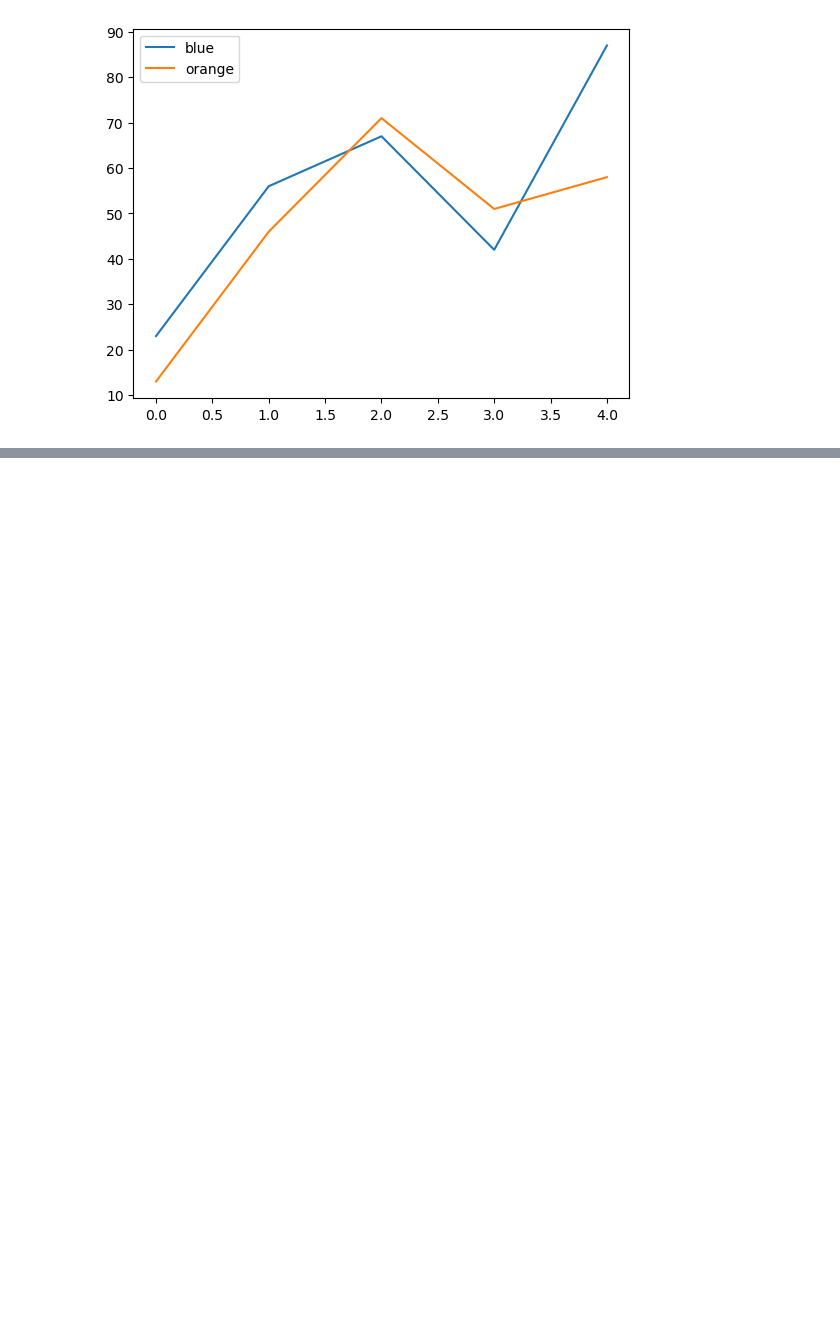
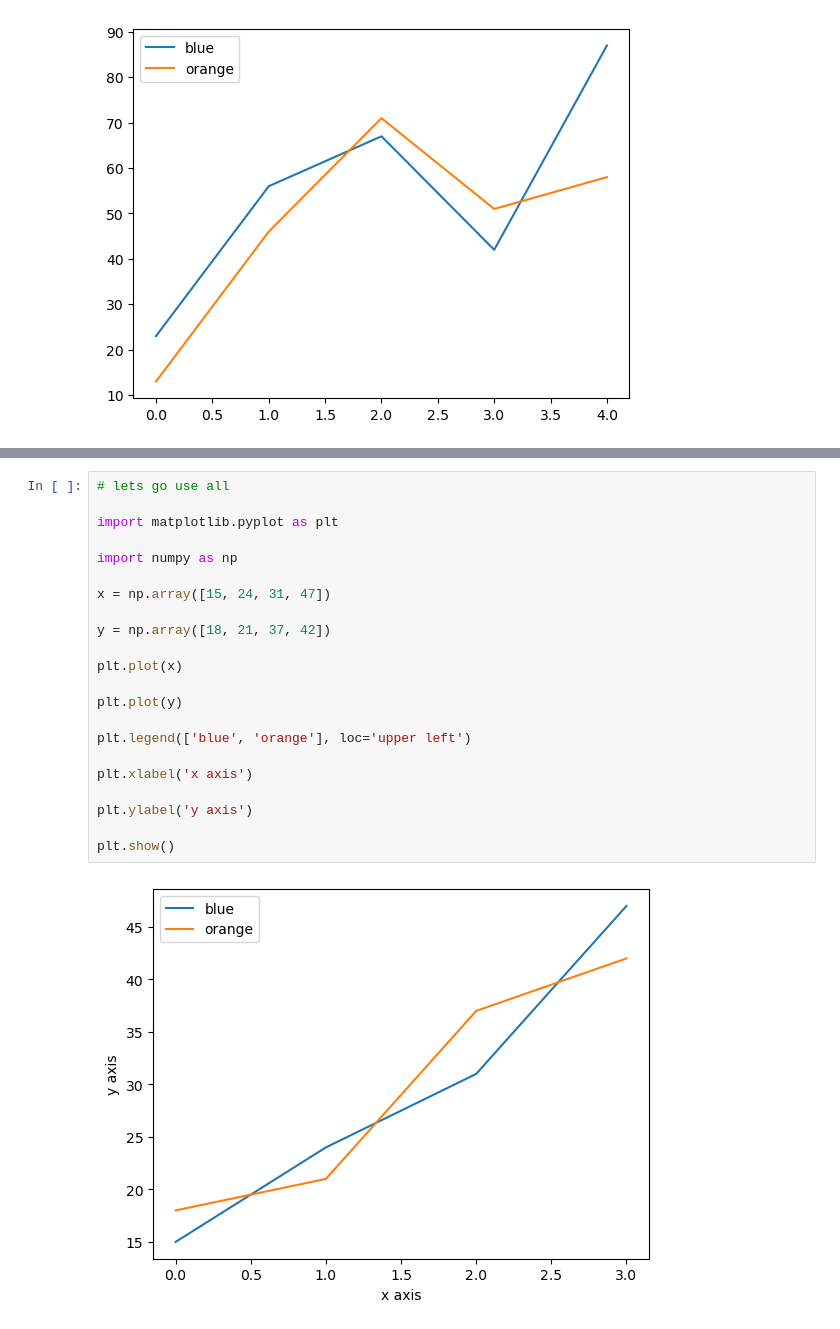
Before and after one commit to KgManuel09/-GitHub, a Jupyter notebook: matolib.pyplot guide.ipynb, the cells around one changed output, grey strips where cells are left out. Drawn from its saved outputs; the diff is of its cells as text; blank space fills up the shorter version.

```diff
--- a/matolib.pyplot guide.ipynb
+++ b/matolib.pyplot guide.ipynb
@@ -91,0 +89,24 @@ plt.show()
+# %%
+# lets go use all
+
+import matplotlib.pyplot as plt
+
+import numpy as np
+
+x = np.array([15, 24, 31, 47])
+
+y = np.array([18, 21, 37, 42])
+
+plt.plot(x)
+
+plt.plot(y)
+
+plt.legend(['blue', 'orange'], loc='upper left')
+
+plt.xlabel('x axis')
+
+plt.ylabel('y axis')
+
+plt.show()
+# %% [output]
+[figure, added]
```
Also changed, not shown: parts of 2 cells of this notebook.
